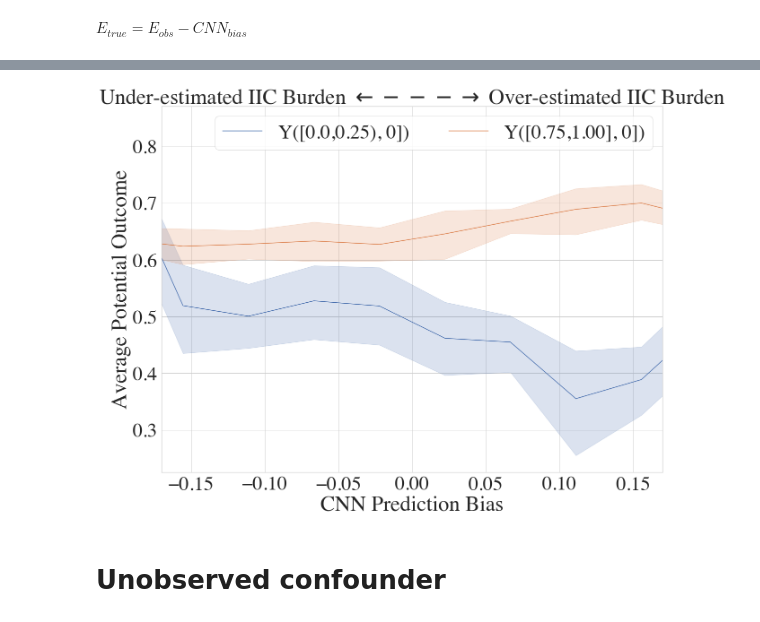
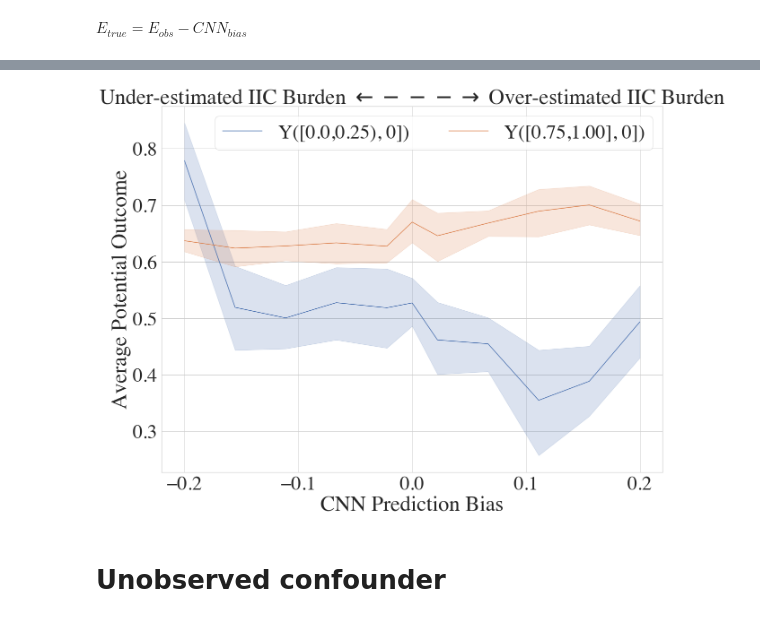
Before and after one commit to Hockey86/iic_causal_inference, a Jupyter notebook: aim2/sensitivity_analysis.ipynb, the cells around one changed output, grey strips where cells are left out. Saved outputs shown, nothing was run; the diff lists cells and outputs as text; code cells hidden in the pictures.

```diff
--- a/aim2/sensitivity_analysis.ipynb
+++ b/aim2/sensitivity_analysis.ipynb
@@ -200,22 +199,22 @@ apo_tight_0_c_pkpd_sens = pd.read_csv('Bias_CNN.csv',index_col=0)
 # %%
 sns.set(font_scale=4,style='whitegrid')
 from matplotlib import rc
 #rc('font',**{'family':'sans-serif','sans-serif':['Helvetica']})
 rc('font',**{'family':'serif','serif':['Times']})
 rc('text', usetex=False)
 
 fig,ax = plt.subplots(figsize=(20,15))
 sns.lineplot(x='Sensitivity Parameter',
              y='Average Potential Outcome',
              hue='index',
              data=apo_tight_0_c_pkpd_sens.loc[(apo_tight_0_c_pkpd_sens['index']=='Y((0.12, 0))') | (apo_tight_0_c_pkpd_sens['index']=='Y((0.88, 0))')].dropna().sort_values(by='index'))
-plt.xlim((-0.17,0.17))
+# plt.xlim((-0.17,0.17))
 plt.legend(['Y([0.0,0.25), 0])','Y([0.75,1.00], 0])'],title=None, ncol=2)
 plt.xlabel('CNN Prediction Bias')
 plt.title(r'Under-estimated IIC Burden $\leftarrow --- \rightarrow$ Over-estimated IIC Burden' )
 plt.savefig('sensitivity_bias_CNN.png')
 # %% [output]
-[figure, old version]
+[figure, new version]
 # %% [markdown]
 # Unobserved confounder
 # %% [markdown]
```
Also changed, not shown: parts of 2 cells of this notebook, 10 other files.
